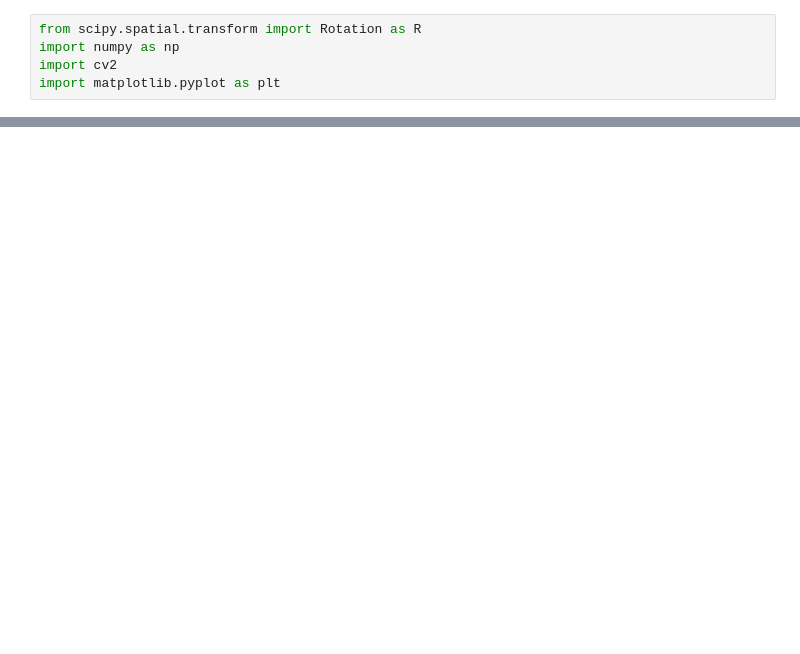
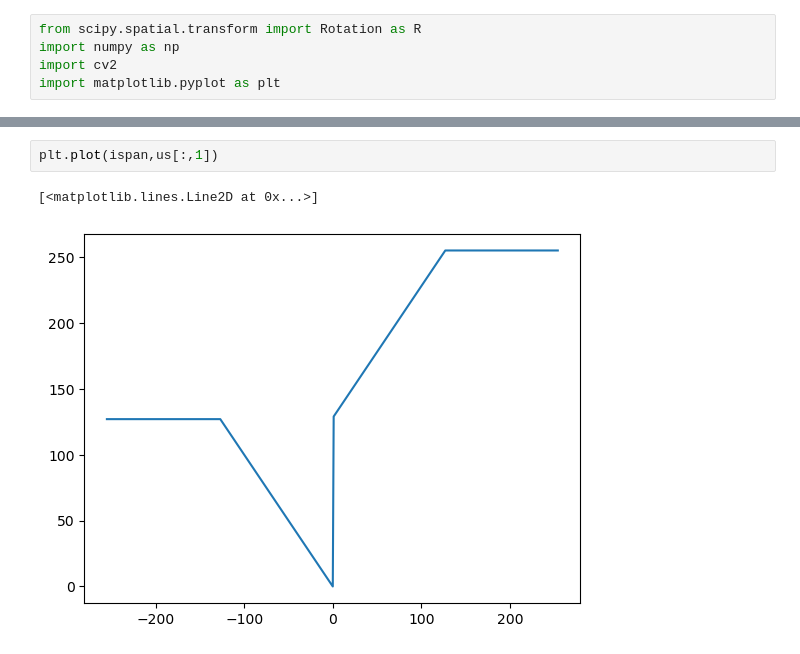
Before and after one commit to kwnr/graduation_work, a Jupyter notebook: a.ipynb, the cells around one changed output, grey strips where cells are left out. Drawn from its saved outputs; the diff is of its cells as text; blank space fills up the shorter version.

```diff
--- a/a.ipynb
+++ b/a.ipynb
@@ -34,0 +37,5 @@ array([0., 0., 0.])
+# %%
+plt.plot(ispan,us[:,1])
+# %% [output]
+[<matplotlib.lines.Line2D at 0x...>]
+[figure, added]
```
Also changed, not shown: parts of 9 cells of this notebook, 14 other files.
